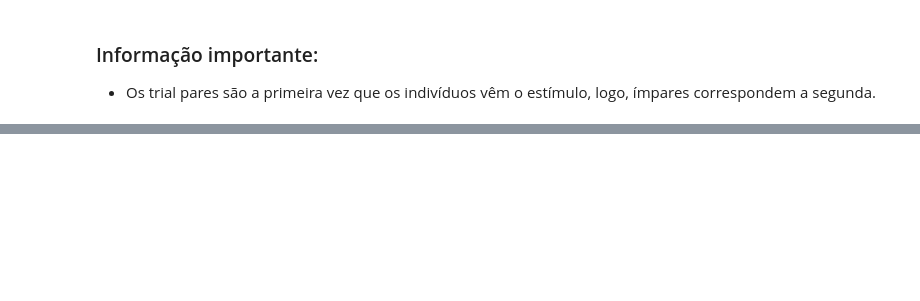
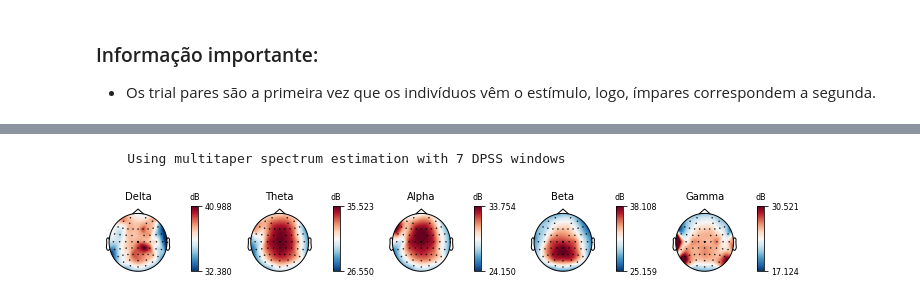
Before and after one commit to bruAristimunha/Across-Modalities, a Jupyter notebook: Leitura.ipynb, the cells around one changed output, grey strips where cells are left out. Drawn from its saved outputs; the diff is of its cells as text; code cells hidden in the pictures; blank space fills up the shorter version.

```diff
--- a/Leitura.ipynb
+++ b/Leitura.ipynb
@@ -124,0 +55,6 @@ axs = aud[0].plot(scalings={"eeg": 1000e-1},
+# %%
+aud[0].plot_psd_topomap()
+plt.show()
+# %% [output]
+    Using multitaper spectrum estimation with 7 DPSS windows
+[figure, added]
```
Also changed, not shown: parts of 11 cells of this notebook.
